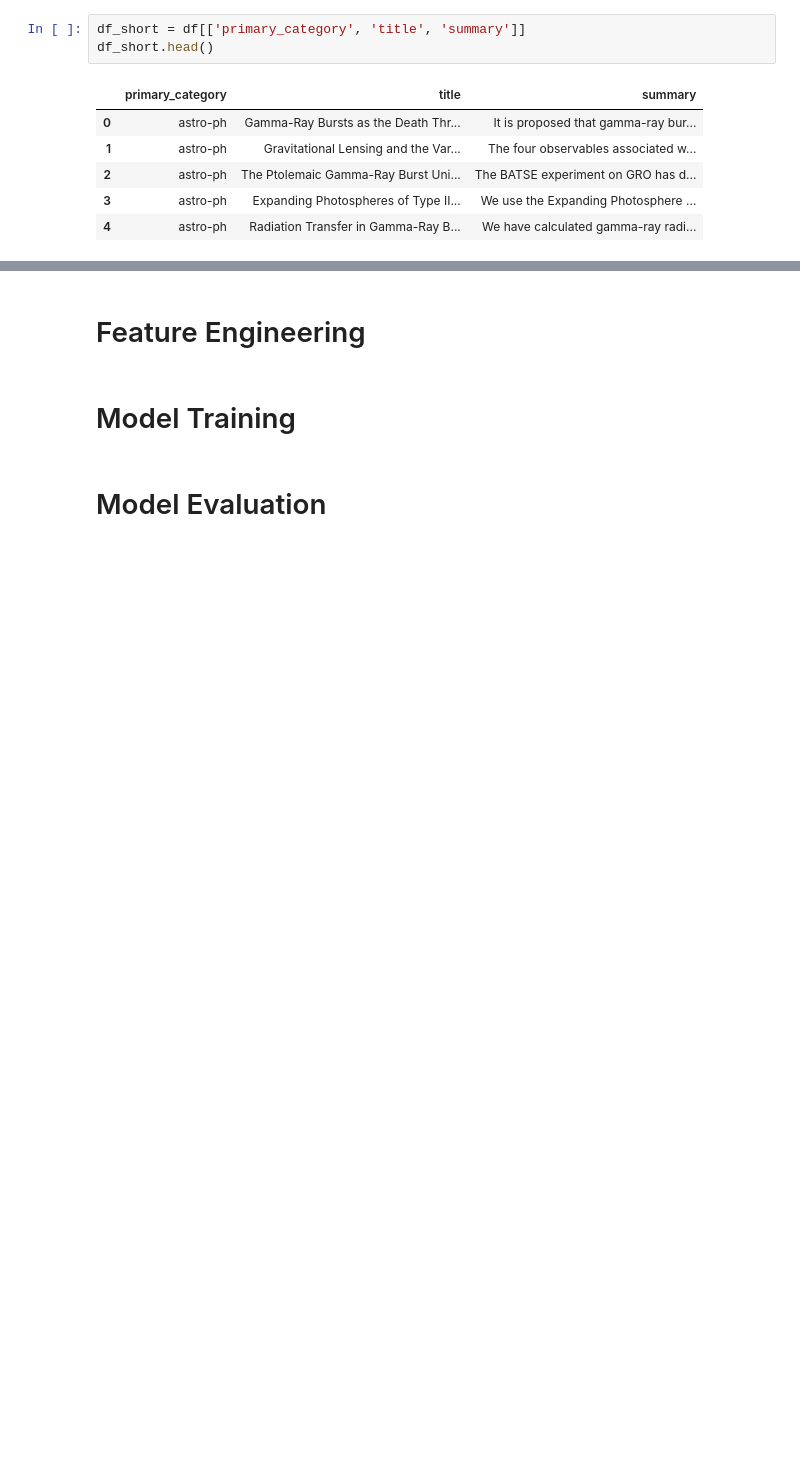
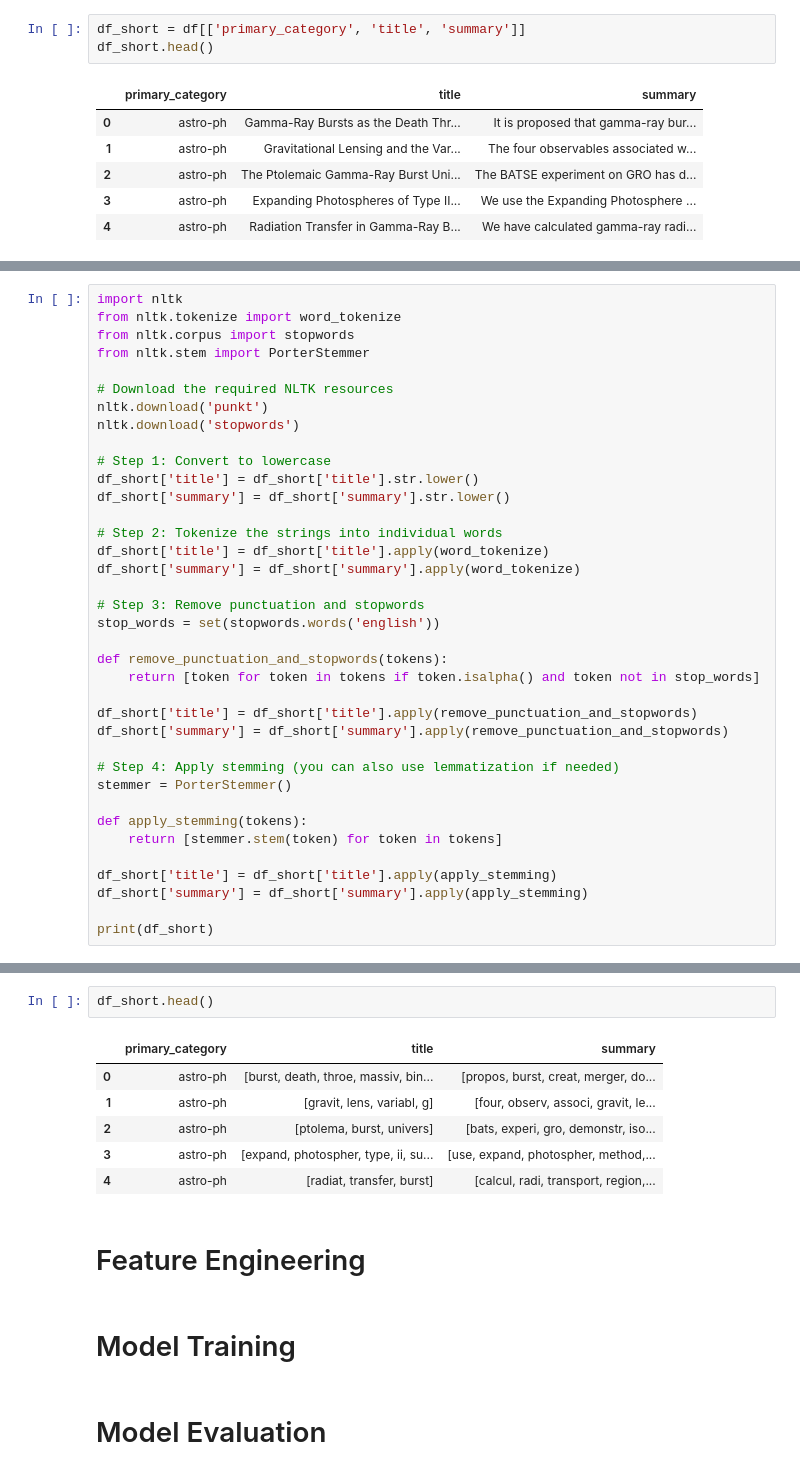
Before and after one commit to danielscabar/arxiv_text_classification, a Jupyter notebook: Arxiv_Text_Classification.ipynb, the cells around one changed output, grey strips where cells are left out. Saved outputs shown, nothing was run; the diff lists cells and outputs as text; blank space fills up the shorter version.

```diff
--- a/Arxiv_Text_Classification.ipynb
+++ b/Arxiv_Text_Classification.ipynb
@@ -310,0 +301,37 @@ df_short.head()
+# %%
+import nltk
+from nltk.tokenize import word_tokenize
+from nltk.corpus import stopwords
+from nltk.stem import PorterStemmer
+
+# Download the required NLTK resources
+nltk.download('punkt')
+nltk.download('stopwords')
+
+# Step 1: Convert to lowercase
+df_short['title'] = df_short['title'].str.lower()
+df_short['summary'] = df_short['summary'].str.lower()
+
+# Step 2: Tokenize the strings into individual words
+df_short['title'] = df_short['title'].apply(word_tokenize)
+df_short['summary'] = df_short['summary'].apply(word_tokenize)
+
+# Step 3: Remove punctuation and stopwords
+stop_words = set(stopwords.words('english'))
+
+def remove_punctuation_and_stopwords(tokens):
+    return [token for token in tokens if token.isalpha() and token not in stop_words]
+
+df_short['title'] = df_short['title'].apply(remove_punctuation_and_stopwords)
+df_short['summary'] = df_short['summary'].apply(remove_punctuation_and_stopwords)
+
+# Step 4: Apply stemming (you can also use lemmatization if needed)
+stemmer = PorterStemmer()
+
+def apply_stemming(tokens):
+    return [stemmer.stem(token) for token in tokens]
+
+df_short['title'] = df_short['title'].apply(apply_stemming)
+df_short['summary'] = df_short['summary'].apply(apply_stemming)
+
+print(df_short)
@@ -311,3 +378,12 @@ df_short.head()
+# %%
+df_short.head()
+# %% [output]
+|  | primary_category | title | summary |
+| 0 | astro-ph | [burst, death, throe, massiv, bin... | [propos, burst, creat, merger, do... |
+| 1 | astro-ph | [gravit, lens, variabl, g] | [four, observ, associ, gravit, le... |
+| 2 | astro-ph | [ptolema, burst, univers] | [bats, experi, gro, demonstr, iso... |
+| 3 | astro-ph | [expand, photospher, type, ii, su... | [use, expand, photospher, method,... |
+| 4 | astro-ph | [radiat, transfer, burst] | [calcul, radi, transport, region,... |
 # %% [markdown]
 # Feature Engineering
 # %% [markdown]
```
Also changed, not shown: parts of 22 cells of this notebook.
